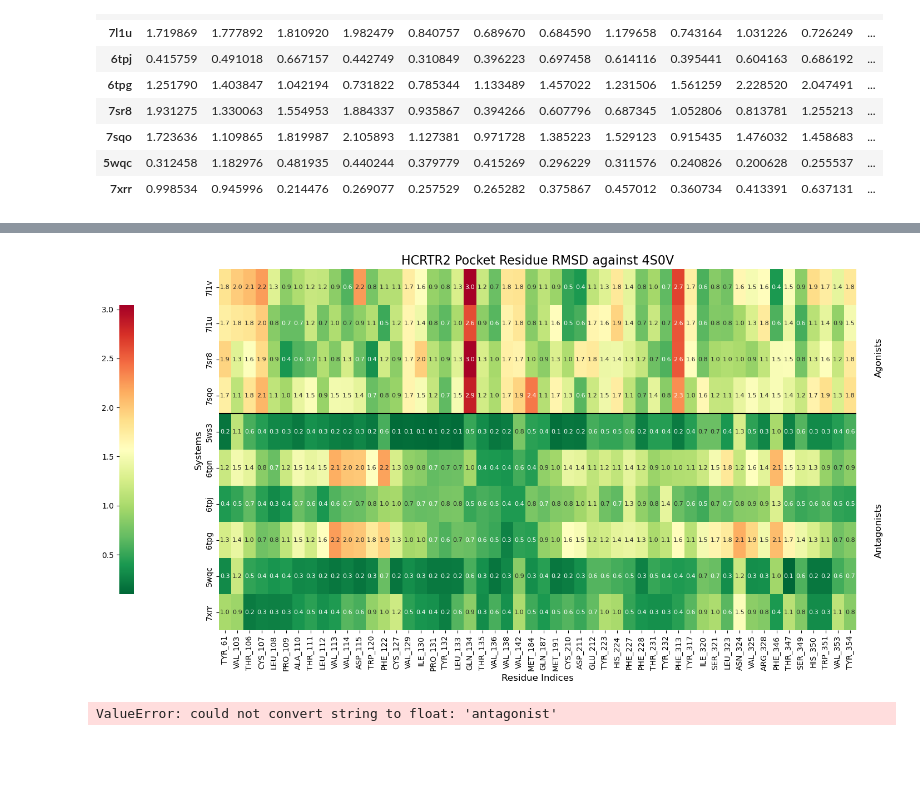
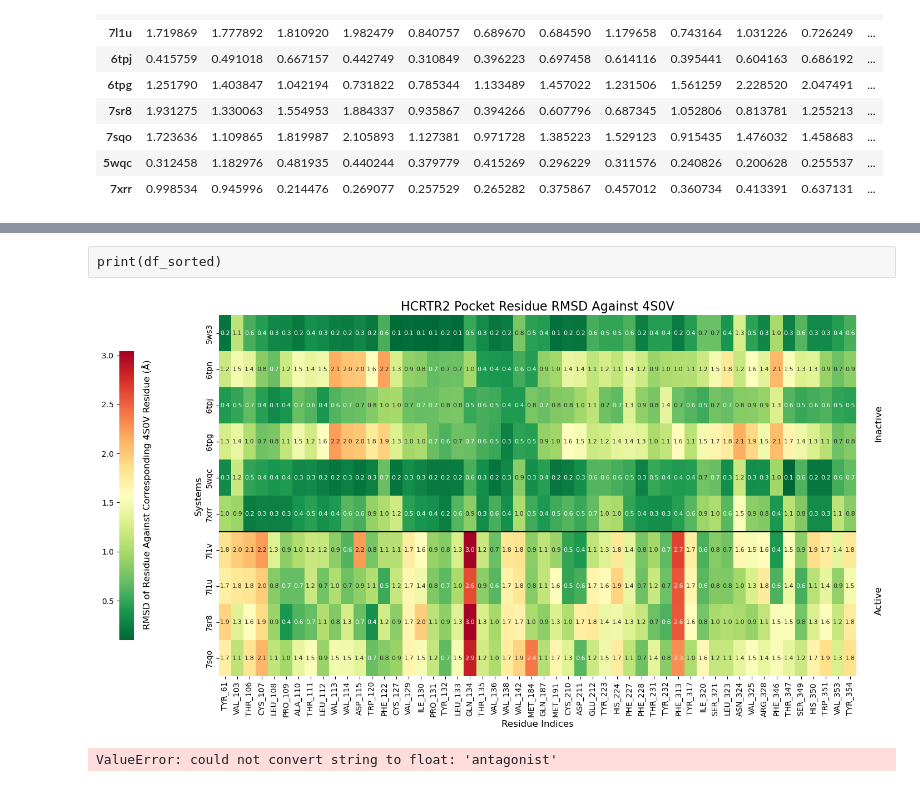
Before and after one commit to toadlover/ginsparg_thymelab_thesis, a Jupyter notebook: jupyter_notebooks/figure_making/distance_of_residues_among_hcrtr2_systems_compared_to_4s0v.ipynb, the cells around one changed output, grey strips where cells are left out. Drawn from its saved outputs; the diff is of its cells as text; code cells hidden in the pictures; blank space fills up the shorter version.

```diff
--- a/jupyter_notebooks/figure_making/distance_of_residues_among_hcrtr2_systems_compared_to_4s0v.ipynb
+++ b/jupyter_notebooks/figure_making/distance_of_residues_among_hcrtr2_systems_compared_to_4s0v.ipynb
@@ -34,7 +34,7 @@ antagonists = ["5wqc", "5ws3", "6tpg", "6tpj", "6tpn", "7xrr"]
 agonists = ["7l1u", "7l1v", "7sqo", "7sr8"]
 # %%
 # Add a "Group" column
-df["Group"] = ["antagonist" if row in antagonists else "agonist" for row in df.index]
+df["Group"] = ["active" if row in antagonists else "inactive" for row in df.index]
 # %%
 # Sort by group
 df_sorted = df.sort_values(by="Group")
@@ -41,36 +54,43 @@ df_sorted = df.sort_values(by="Group")
+# %% [raw]
+print(df_sorted)
 # %%
 # Create a heatmap
 plt.figure(figsize=(16, 8))
 ax = sns.heatmap(
     df_sorted.drop(columns=["Group"]),  # Exclude the "Group" column from the heatmap
     annot=True,
     cmap="RdYlGn_r",
     fmt=".1f",
     annot_kws={"size": 8},
     cbar_kws={"shrink": 0.8,"orientation": "vertical", "location": "left"},
 )
 
 # Add horizontal lines to separate groups
 group_counts = df_sorted["Group"].value_counts()
-agonist_count = group_counts["agonist"]
+agonist_count = group_counts["active"]
+antagonist_count = group_counts["inactive"]
 ax.hlines(y=agonist_count, xmin=0, xmax=len(df_sorted.columns), color="black", linewidth=1.5)
 
 # Add group labels
-plt.text(len(df_sorted.columns) + 0.5, antagonist_count / 2, "Agonists",
+plt.text(len(df_sorted.columns) + 0.5, (agonist_count / 2) + 0.5, "Inactive",
          fontsize=12, color="black", va="bottom", rotation=90)
-plt.text(len(df_sorted.columns) + 0.5, antagonist_count + (len(df_sorted) - antagonist_count) / 2, "Antagonists",
+plt.text(len(df_sorted.columns) + 0.5, (antagonist_count + (len(df_sorted) - antagonist_count) / 2) + 1.3, "Active",
+         fontsize=12, color="black", va="bottom", rotation=90)
+
+#add heatmap key label
+plt.text(-6.3, 8.7, "RMSD of Residue Against Corresponding 4S0V Residue (Å)",
          fontsize=12, color="black", va="bottom", rotation=90)
 
 # Add labels and title
-plt.title("HCRTR2 Pocket Residue RMSD against 4S0V", fontsize=16)
+plt.title("HCRTR2 Pocket Residue RMSD Against 4S0V", fontsize=16)
 plt.xlabel("Residue Indices", fontsize=12)
 plt.ylabel("Systems", fontsize=12)
 
 # Show the heatmap
 plt.tight_layout()
 plt.show()
 # %% [output]
-[figure, old version]
+[figure, new version]
 # %%
 plt.figure(figsize=(20, 8))  # Increase figure size to widen cells
 
```
Also changed, not shown: parts of 1 cell of this notebook, 7 other files.
